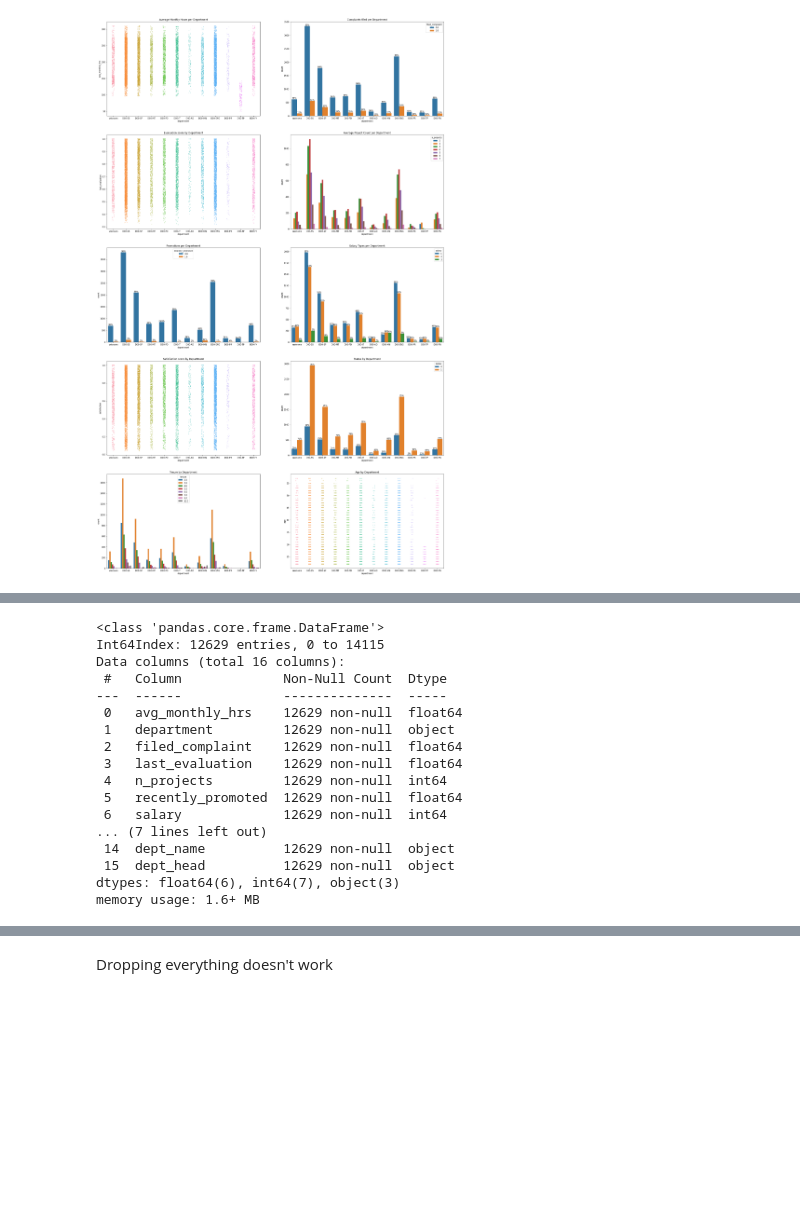
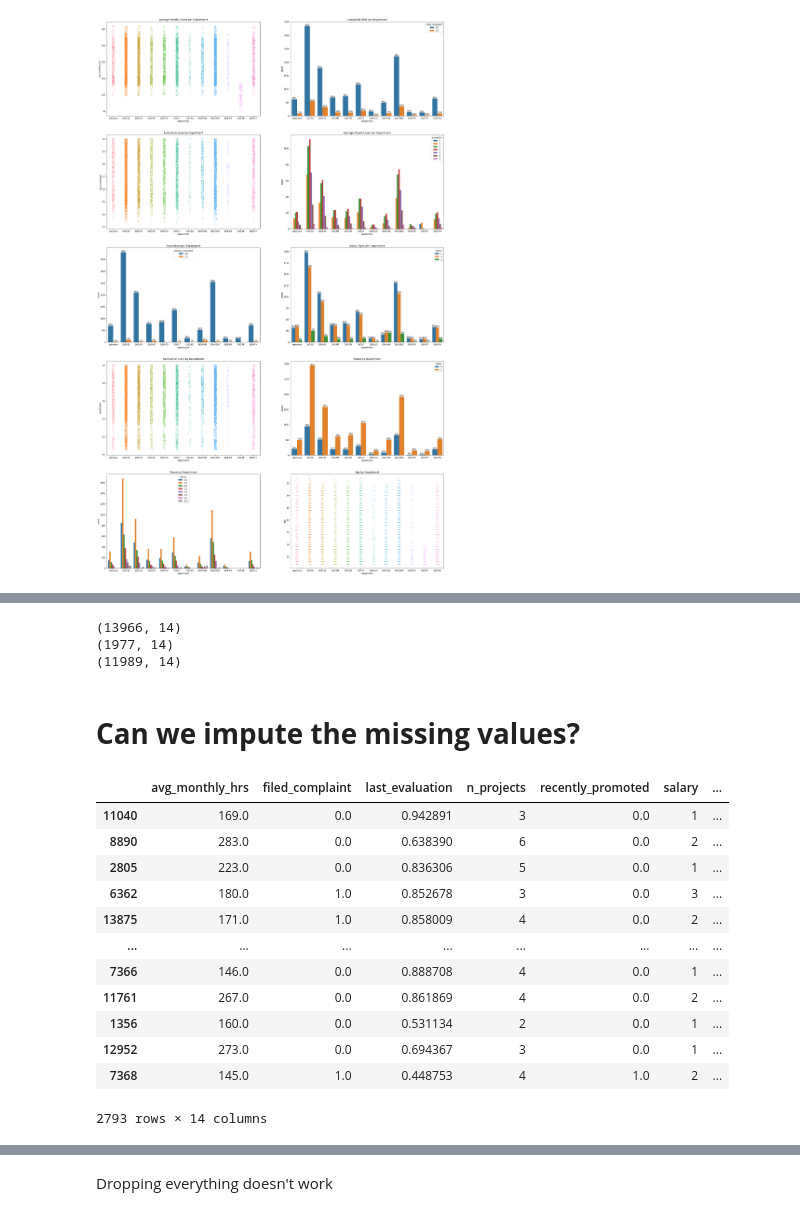
Before and after one commit to Drakus98/Capstone_2, a Jupyter notebook: Capstone_2_Notebook.ipynb, the cells around one changed output, grey strips where cells are left out. Saved outputs shown, nothing was run; the diff lists cells and outputs as text; code cells hidden in the pictures; blank space fills up the shorter version.

Commit message:
Datawig progress update

```diff
--- a/Capstone_2_Notebook.ipynb
+++ b/Capstone_2_Notebook.ipynb
@@ -347 +379,16 @@ df3.drop(df3[df3.employee_id == 0].index, inplace=True)
+# %%
+# Second step is dealing with encoding.
+# Salary is ordinal data whereas marital_status, gender and status are binary categorical data.
+dict_salary = {'low':1, 'medium':2, 'high':3}
+dict_marital_status = {'Unmarried':0, 'Married':1}
+dict_gender = {'Male':0, 'Female':1}
+dict_status = {'Left':0, 'Employed':1}
+
+dfm.replace({'marital_status': dict_marital_status},inplace=True)
+dfm.replace({'gender': dict_gender},inplace=True)
+dfm.replace({'salary': dict_salary},inplace=True)
+dfm.replace({'status': dict_status},inplace=True)
+# %%
+# Third step is dropping the temp department. This handily removes the null values in tenure and satisfaction.
+dfm.drop(dfm[dfm.department == 'D00-TP'].index, inplace=True)
 # %%
@@ -400,5 +419,0 @@ memory usage: 1.3+ MB
-# %%
-# Merging the 3 databases
-dft = pd.merge(left=df3,right=df2,how='left',on='employee_id')
-dfm = pd.merge(left=dft,right=df1,how='left',on='department')
-dfm.info()
@@ -525,25 +504,45 @@ last_evaluation is a rather big drop
 # %%
 dfn = dfm[dfm.isna().any(axis=1)]
-
-
 dff = dfm.dropna(how='any',axis=0)
 
-dff.info()
+print(dfm.shape)
+print(dfn.shape)
+print(dff.shape)
 # %% [output]
-<class 'pandas.core.frame.DataFrame'>
-Int64Index: 12629 entries, 0 to 14115
-Data columns (total 16 columns):
- #   Column             Non-Null Count  Dtype
----  ------             --------------  -----
- 0   avg_monthly_hrs    12629 non-null  float64
- 1   department         12629 non-null  object
- 2   filed_complaint    12629 non-null  float64
- 3   last_evaluation    12629 non-null  float64
- 4   n_projects         12629 non-null  int64
- 5   recently_promoted  12629 non-null  float64
- 6   salary             12629 non-null  int64
-... (7 lines left out)
- 14  dept_name          12629 non-null  object
- 15  dept_head          12629 non-null  object
-dtypes: float64(6), int64(7), object(3)
-memory usage: 1.6+ MB
+(13966, 14)
+(1977, 14)
+(11989, 14)
+# %% [markdown]
+# **Can we impute the missing values?**
+# %%
+dfd=dfm.drop('department',1)
+#dfd.info()
+
+dfd_train, dfd_test = datawig.utils.random_split(dfd)
+
+#Initialize a SimpleImputer model
+imputer = datawig.SimpleImputer(
+    input_columns=['avg_monthly_hrs','filed_complaint','n_projects','recently_promoted','salary','satisfaction','status','tenure','age','gender','marital_status'], # column(s) containing information about the column we want to impute
+    output_column='last_evaluation', # the column we'd like to impute values for
+    output_path = 'imputer_model' # stores model data and metrics
+    )
+
+imputer.fit(train_df=dfd_train, num_epochs=50)
+
+imputed = imputer.predict(dfd_test)
+# %%
+imputed
+# %% [output]
+|  | avg_monthly_hrs | filed_complaint | last_evaluation | n_projects | recently_promoted | salary | ... |
+| 11040 | 169.0 | 0.0 | 0.942891 | 3 | 0.0 | 1 | ... |
+| 8890 | 283.0 | 0.0 | 0.638390 | 6 | 0.0 | 2 | ... |
+| 2805 | 223.0 | 0.0 | 0.836306 | 5 | 0.0 | 1 | ... |
+| 6362 | 180.0 | 1.0 | 0.852678 | 3 | 0.0 | 3 | ... |
+| 13875 | 171.0 | 1.0 | 0.858009 | 4 | 0.0 | 2 | ... |
+| ... | ... | ... | ... | ... | ... | ... | ... |
+| 7366 | 146.0 | 0.0 | 0.888708 | 4 | 0.0 | 1 | ... |
+| 11761 | 267.0 | 0.0 | 0.861869 | 4 | 0.0 | 2 | ... |
+| 1356 | 160.0 | 0.0 | 0.531134 | 2 | 0.0 | 1 | ... |
+| 12952 | 273.0 | 0.0 | 0.694367 | 3 | 0.0 | 1 | ... |
+| 7368 | 145.0 | 1.0 | 0.448753 | 4 | 1.0 | 2 | ... |
+2793 rows × 14 columns
```
Also changed, not shown: parts of 22 cells of this notebook.
